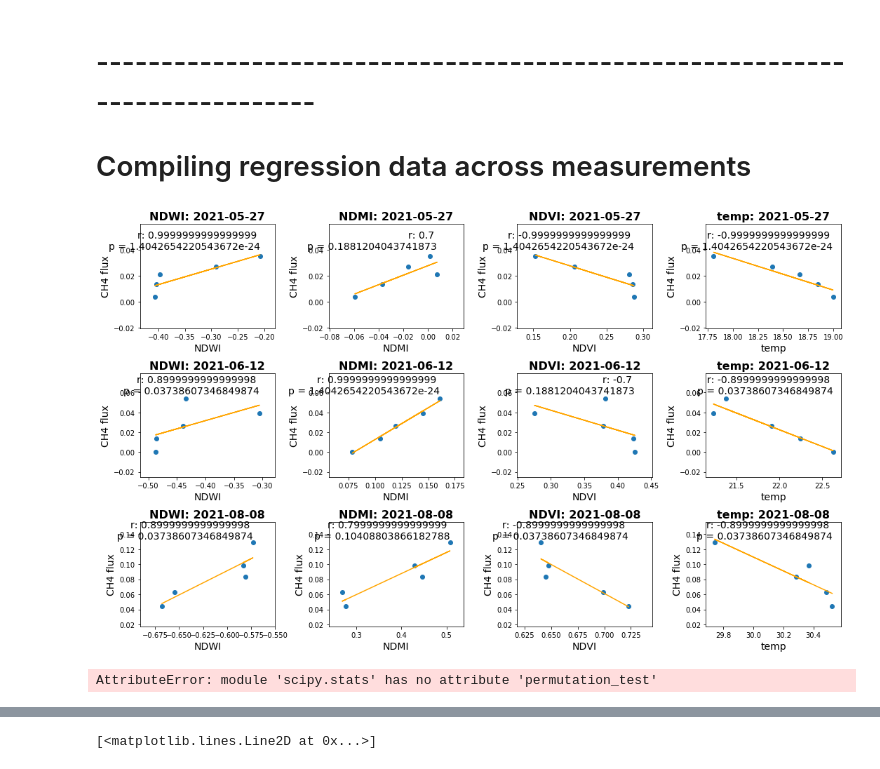
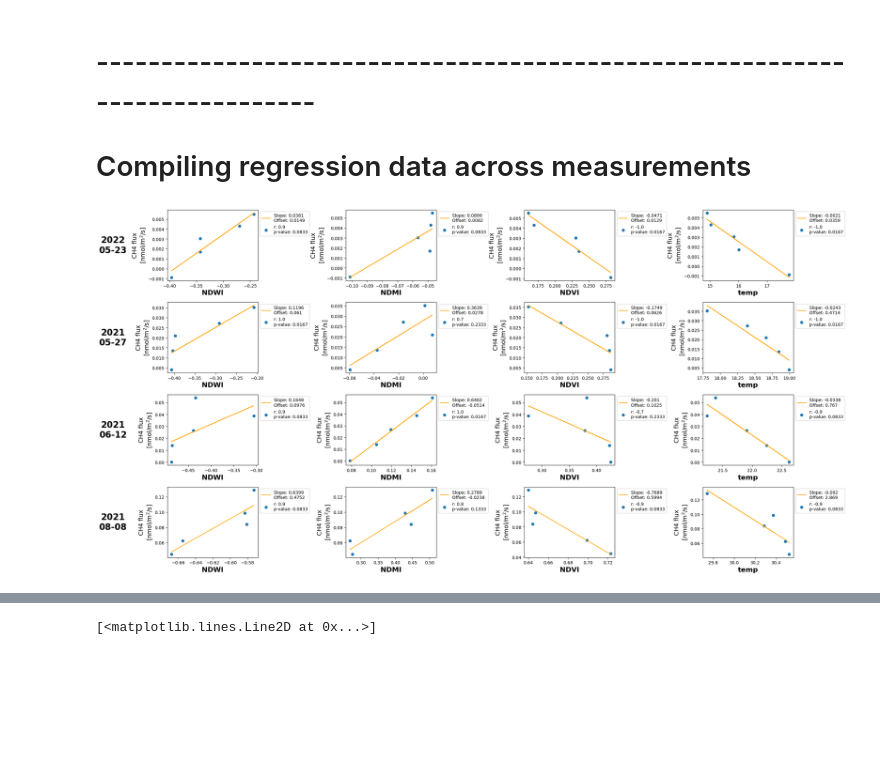
Before and after one commit to dng55/Clustered_Methane_Hotspot_Detection, a Jupyter notebook: Methane hotspot (Manitoba) - Clustering.ipynb, the cells around one changed output, grey strips where cells are left out. Drawn from its saved outputs; the diff is of its cells as text; code cells hidden in the pictures; blank space fills up the shorter version.

```diff
--- a/Methane hotspot (Manitoba) - Clustering.ipynb
+++ b/Methane hotspot (Manitoba) - Clustering.ipynb
@@ -351,9 +399,13 @@ collapsed_ffp = []
 
 # List of desired measurements.
 # FARF_list = ['202207001-202207031_L8=20220717','202207015-202208015_L8=20220802','202208001-202208031_L8=20220818']
-FARF_list = ['Young_FFP=202105027-202106029_L8=20210527',
+FARF_list = ['Young_FFP=202205010-202206010_L8=20220523',
+             'Young_FFP=202105027-202106029_L8=20210527',
              'Young_FFP=202106007-202106021_L8=20210612',
              'Young_FFP=202107020-202108020_L8=20210808']
+# FARF_list = ['Young_FFP=202105027-202106029_L8=20210527',
+#              'Young_FFP=202205010-202206010_L8=20220523',
+#              'Young_FFP=202106007-202106021_L8=20210612']
 for this_FARF in FARF_list:
     os.chdir(dataPath)
     with open(f'{this_FARF}.p', 'rb') as fp:
@@ -371,46 +423,49 @@ os.chdir(dataPath)
 # %%
 # Multi-observation subplot - SPEARMAN OR PEARSON. Comment at ln17
 from scipy import stats
 indices = ['NDWI','NDMI','NDVI','temp']
-plt.figure(figsize=(15,3*len(FARF_list)))
+plt.figure(figsize=(25,3*len(FARF_list)))
+
+def statistic(x):  # permute only `x`
+    return stats.spearmanr(x, y).statistic
+
 counter = 1
 for ii in range(len(collected_regression['period'])):
     for kk,idx in enumerate(indices):
         plt.subplot(len(FARF_list),4,counter)
-        plt.scatter(collected_regression['landsat'][ii][idx],collected_regression['ffp'][ii])
-        m, b = np.polyfit(collected_regression['landsat'][ii][idx],collected_regression['ffp'][ii],1)
-        yfit = m*np.array(collected_regression['landsat'][ii][idx])+b
-        plt.plot(collected_regression['landsat'][ii][idx],yfit,'orange')
-        plt.ylabel('CH4 flux',fontsize = 14)
-        plt.xlabel(idx,fontsize = 14)
-        plt.title(f"{idx}: {collected_regression['period'][ii][-8:-4]}-{collected_regression['period'][ii][-4:-2]}-{collected_regression['period'][ii][-2:]}",fontweight = 'bold',fontsize = 16)
+
+        x = collected_regression['landsat'][ii][idx]
+        y = collected_regression['ffp'][ii]
+
+
+
+        plt.ylabel('CH4 flux\n[nmol/m$^2$/s]',fontsize = 14)
+        plt.xlabel(idx,fontsize = 16,fontweight='bold')
 
 #         r_val, p_val = stats.pearsonr(collected_regression['landsat'][ii][idx],collected_regression['ffp'][ii])
-        r_val, p_val = stats.spearmanr(collected_regression['landsat'][ii][idx],collected_regression['ffp'][ii])
-        corr = f'r: {r_val} \np = {p_val}'
 
-        plt.text(max(collected_regression['landsat'][ii][idx]),max(collected_regression['ffp'][ii])+0.005,corr,ha='right',fontsize = 14)
+        r_val, p_val = stats.spearmanr(x,y)
+        perm = stats.permutation_test((x,), statistic, permutation_type='pairings')
+        corr = f'r: {np.round(r_val,6)} \np-value: {np.round(perm.pvalue,4)}'
+
+        m, b = np.polyfit(x,y,1)
+        yfit = m*np.array(x)+b
+        plt.plot(x,yfit,'orange',label=f'Slope: {np.round(m,4)} \nOffset: {np.round(b,4)}')
+        plt.scatter(x,y,label=corr)
+
+#         plt.text(max(collected_regression['landsat'][ii][idx]),max(collected_regression['ffp'][ii]),corr,ha='right',fontsize = 14)
+        plt.legend(loc='lower left', bbox_to_anchor=(1, 0.6))
         counter += 1
+        if kk%4==0: # Title only at the start of each row
+            title_name = f"{collected_regression['period'][ii][-8:-4]}\n{collected_regression['period'][ii][-4:-2]}-{collected_regression['period'][ii][-2:]}"
+#             plt.title(title_name,fontweight = 'bold',fontsize = 16,loc='left',va='center')
+            plt.annotate(title_name, xy=(0, 0.5), xycoords='axes fraction', xytext=(-0.6, 0.5),
+             textcoords='axes fraction', va='center', ha='center',
+             fontsize=20, fontweight='bold')
 
 plt.tight_layout()
 
 # plt.savefig('Correlation.png')
 # os.chdir(rootPath)
 # %% [output]
-[figure, old version]
+[figure, new version]
-# %%
-# def statistic(x):  # permute only `x`
-#     return stats.spearmanr(x, y).statistic
-# res_exact = stats.permutation_test((collected_regression['landsat'][ii][idx],), statistic, permutation_type='pairings')
-# res_asymptotic = stats.spearmanr(collected_regression['landsat'][ii][idx], collected_regression['ffp'][ii])
-# res_exact.pvalue, res_asymptotic.pvalue
-
-x = [1.76405235, 0.40015721, 0.97873798,2.2408932, 1.86755799, -0.97727788]
-y = [2.71414076, 0.2488, 0.87551913,2.6514917, 2.01160156, 0.47699563]
-def statistic(x):  # permute only `x`
-    return stats.spearmanr(x, y).statistic
-res_exact = stats.permutation_test((x,), statistic, permutation_type='pairings')
-res_asymptotic = stats.spearmanr(x, y)
-res_exact.pvalue, res_asymptotic.pvalue
-# %% [output]
-AttributeError: module 'scipy.stats' has no attribute 'permutation_test'
```
Also changed, not shown: parts of 21 cells of this notebook, 1 other file.
